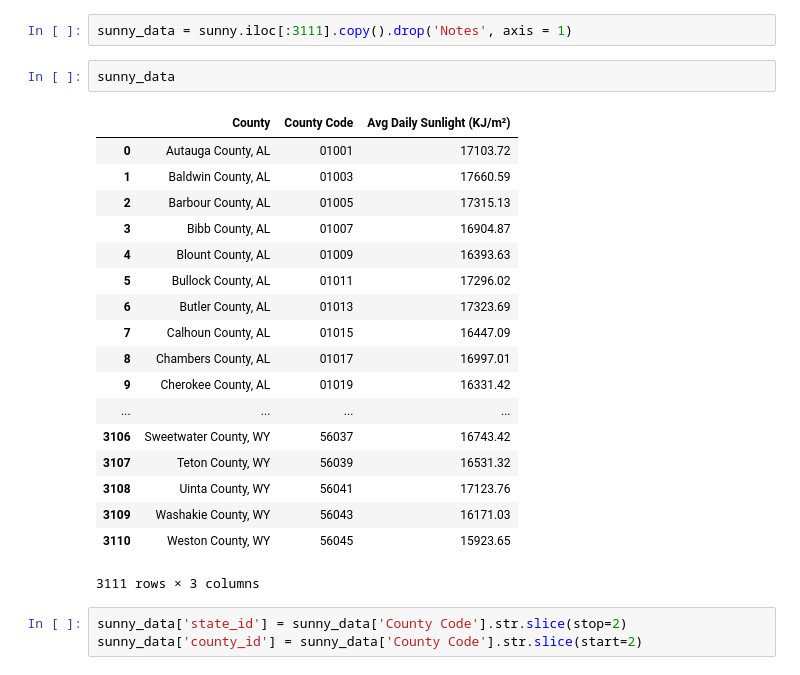
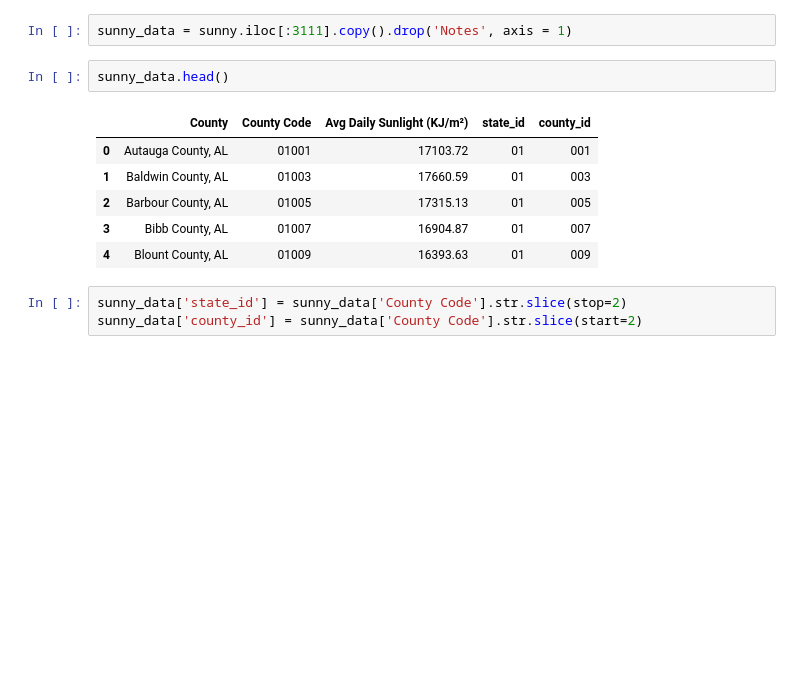
Before and after one commit to seantibbitts/project_1, a Jupyter notebook: Project 1 Draft.ipynb, the cells around one changed output. Saved outputs shown, nothing was run; the diff lists cells and outputs as text; blank space fills up the shorter version.

```diff
--- a/Project 1 Draft.ipynb
+++ b/Project 1 Draft.ipynb
@@ -397,26 +378,14 @@ sunny
 # %%
 sunny_data = sunny.iloc[:3111].copy().drop('Notes', axis = 1)
 # %%
-sunny_data
+sunny_data.head()
 # %% [output]
-|  | County | County Code | Avg Daily Sunlight (KJ/m²) |
-| 0 | Autauga County, AL | 01001 | 17103.72 |
-| 1 | Baldwin County, AL | 01003 | 17660.59 |
-| 2 | Barbour County, AL | 01005 | 17315.13 |
-| 3 | Bibb County, AL | 01007 | 16904.87 |
-| 4 | Blount County, AL | 01009 | 16393.63 |
-| 5 | Bullock County, AL | 01011 | 17296.02 |
-| 6 | Butler County, AL | 01013 | 17323.69 |
-| 7 | Calhoun County, AL | 01015 | 16447.09 |
-| 8 | Chambers County, AL | 01017 | 16997.01 |
-| 9 | Cherokee County, AL | 01019 | 16331.42 |
-| ... | ... | ... | ... |
-| 3106 | Sweetwater County, WY | 56037 | 16743.42 |
-| 3107 | Teton County, WY | 56039 | 16531.32 |
-| 3108 | Uinta County, WY | 56041 | 17123.76 |
-| 3109 | Washakie County, WY | 56043 | 16171.03 |
-| 3110 | Weston County, WY | 56045 | 15923.65 |
+|  | County | County Code | Avg Daily Sunlight (KJ/m²) | state_id | county_id |
+| 0 | Autauga County, AL | 01001 | 17103.72 | 01 | 001 |
+| 1 | Baldwin County, AL | 01003 | 17660.59 | 01 | 003 |
+| 2 | Barbour County, AL | 01005 | 17315.13 | 01 | 005 |
+| 3 | Bibb County, AL | 01007 | 16904.87 | 01 | 007 |
+| 4 | Blount County, AL | 01009 | 16393.63 | 01 | 009 |
-3111 rows × 3 columns
 # %%
 sunny_data['state_id'] = sunny_data['County Code'].str.slice(stop=2)
 sunny_data['county_id'] = sunny_data['County Code'].str.slice(start=2)
```
Also changed, not shown: parts of 4 cells of this notebook.
